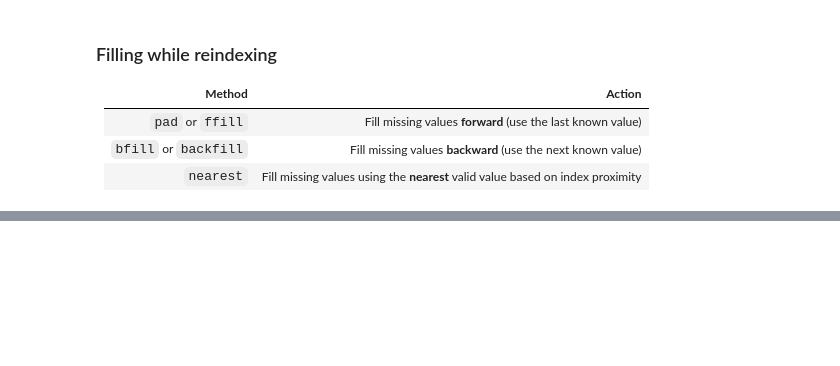
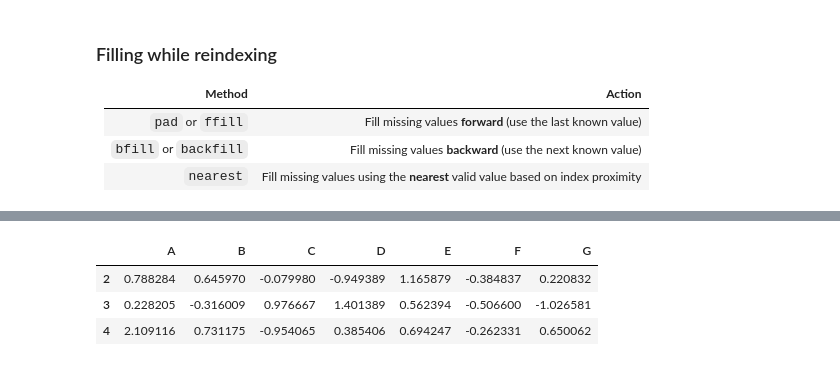
Before and after one commit to KumudithaSilva/pandas-data-science, a Jupyter notebook: Essential_Basis/essential_basis.ipynb, the cells around one changed output, grey strips where cells are left out. Saved outputs shown, nothing was run; the diff lists cells and outputs as text; code cells hidden in the pictures; blank space fills up the shorter version.

```diff
--- a/Essential_Basis/essential_basis.ipynb
+++ b/Essential_Basis/essential_basis.ipynb
@@ -438,0 +462,9 @@ Freq: D, dtype: float64
+# %%
+# Drop rows
+df_drop_rows = df_drop.drop([0, 1], axis=0)
+df_drop_rows
+# %% [output]
+|  | A | B | C | D | E | F | G |
+| 2 | 0.788284 | 0.645970 | -0.079980 | -0.949389 | 1.165879 | -0.384837 | 0.220832 |
+| 3 | 0.228205 | -0.316009 | 0.976667 | 1.401389 | 0.562394 | -0.506600 | -1.026581 |
+| 4 | 2.109116 | 0.731175 | -0.954065 | 0.385406 | 0.694247 | -0.262331 | 0.650062 |
```
Also changed, not shown: parts of 29 cells of this notebook.
